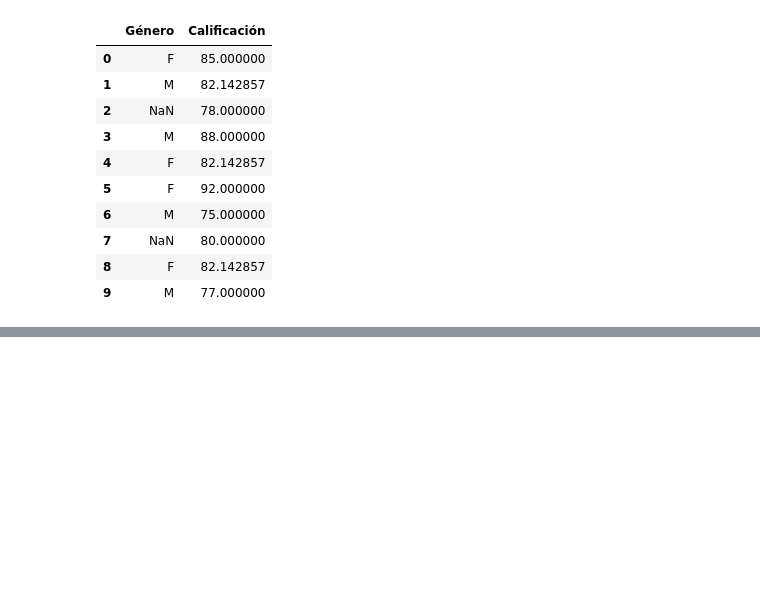
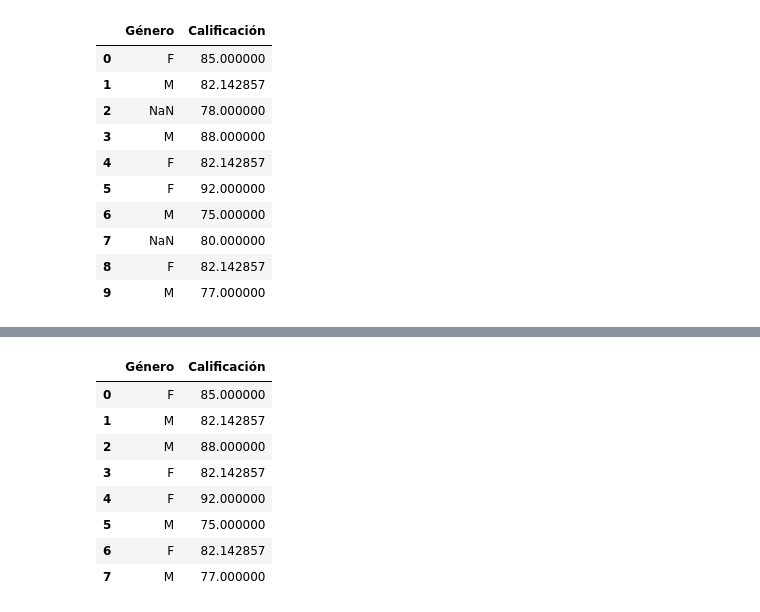
Before and after one commit to wilszon/Clase-Inteligencia-Artificial, a Jupyter notebook: Cuaderno2.ipynb, the cells around one changed output, grey strips where cells are left out. Saved outputs shown, nothing was run; the diff lists cells and outputs as text; code cells hidden in the pictures; blank space fills up the shorter version.

```diff
--- a/Cuaderno2.ipynb
+++ b/Cuaderno2.ipynb
@@ -164,0 +178,13 @@ dfc
+# %%
+dfc = dfc.reset_index(drop=True)
+dfc
+# %% [output]
+|  | Género | Calificación |
+| 0 | F | 85.000000 |
+| 1 | M | 82.142857 |
+| 2 | M | 88.000000 |
+| 3 | F | 82.142857 |
+| 4 | F | 92.000000 |
+| 5 | M | 75.000000 |
+| 6 | F | 82.142857 |
+| 7 | M | 77.000000 |
```
Also changed, not shown: parts of 1 cell of this notebook.
